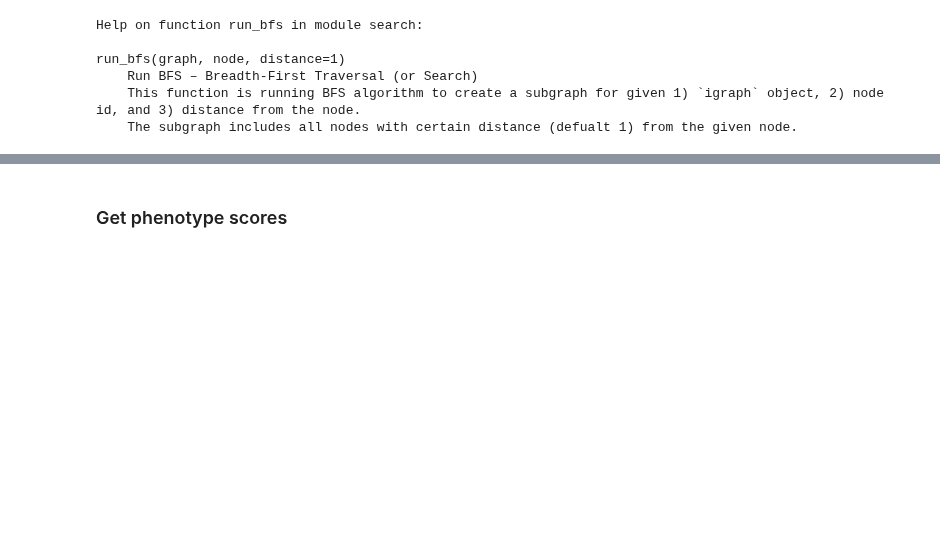
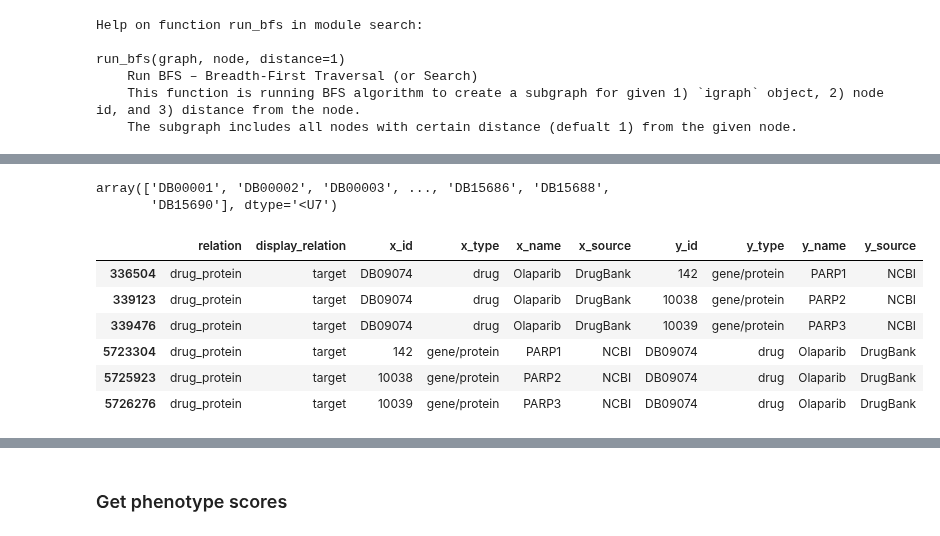
Before and after one commit to abearab/DDRi-screens, a Jupyter notebook: 3-graph-representation.ipynb, the cells around one changed output, grey strips where cells are left out. Drawn from its saved outputs; the diff is of its cells as text; code cells hidden in the pictures; blank space fills up the shorter version.

```diff
--- a/3-graph-representation.ipynb
+++ b/3-graph-representation.ipynb
@@ -144,0 +217,15 @@ def plot_graph(G, geneset=None, geneset2=None, layout="kk", b1=500, b2=500):
+# %%
+data.get_node_list(node_type='drug')
+# %% [output]
+array(['DB00001', 'DB00002', 'DB00003', ..., 'DB15686', 'DB15688',
+       'DB15690'], dtype='<U7')
+# %%
+data.df.query('(x_name == "Olaparib" | y_name == "Olaparib")&(display_relation == "target")')
+# %% [output]
+|  | relation | display_relation | x_id | x_type | x_name | x_source | y_id | y_type | y_name | y_source |
+| 336504 | drug_protein | target | DB09074 | drug | Olaparib | DrugBank | 142 | gene/protein | PARP1 | NCBI |
+| 339123 | drug_protein | target | DB09074 | drug | Olaparib | DrugBank | 10038 | gene/protein | PARP2 | NCBI |
+| 339476 | drug_protein | target | DB09074 | drug | Olaparib | DrugBank | 10039 | gene/protein | PARP3 | NCBI |
+| 5723304 | drug_protein | target | 142 | gene/protein | PARP1 | NCBI | DB09074 | drug | Olaparib | DrugBank |
+| 5725923 | drug_protein | target | 10038 | gene/protein | PARP2 | NCBI | DB09074 | drug | Olaparib | DrugBank |
+| 5726276 | drug_protein | target | 10039 | gene/protein | PARP3 | NCBI | DB09074 | drug | Olaparib | DrugBank |
```
Also changed, not shown: parts of 57 cells of this notebook.
